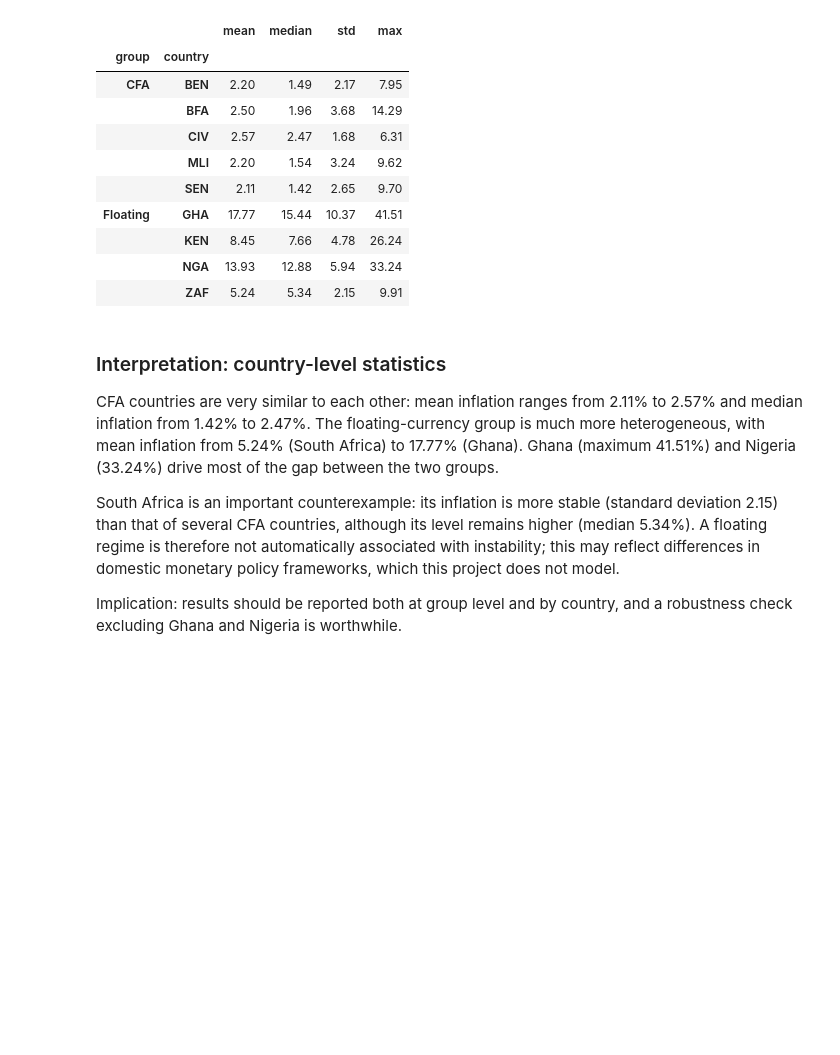
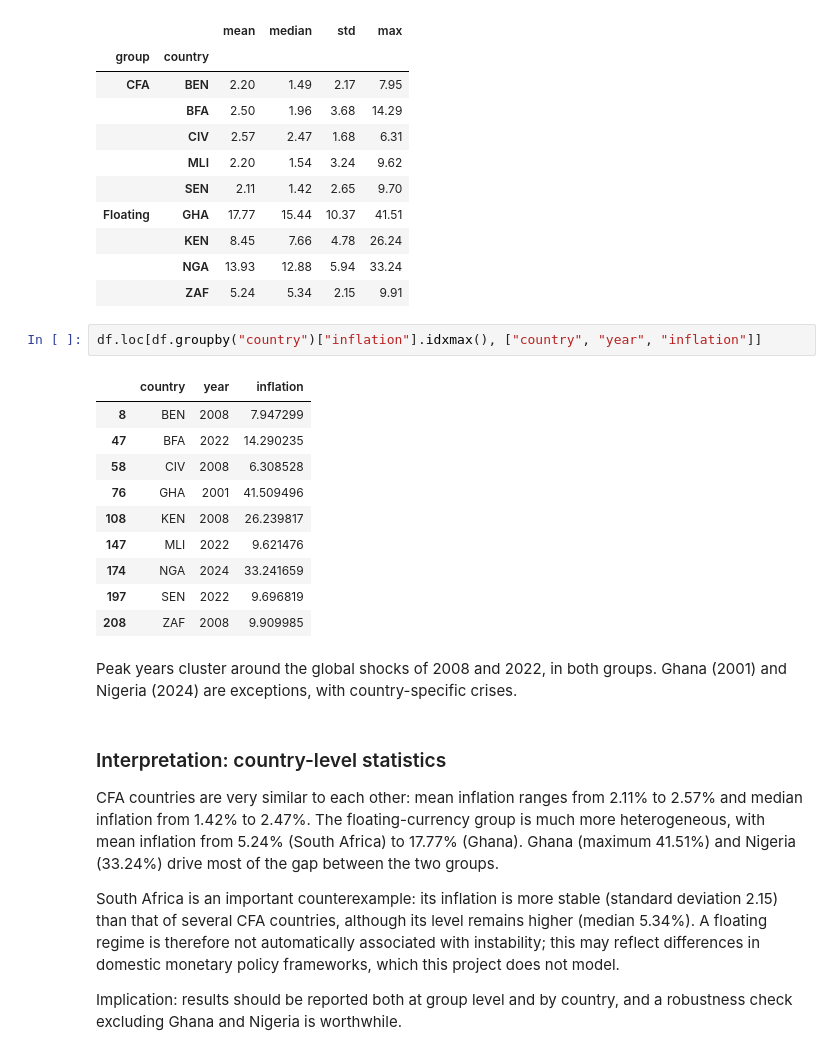
Before and after one commit to teddyddiallo/cfa-franc-vs-floating-currencies, a Jupyter notebook: notebooks/02_descriptive_stats.ipynb, the cells around one changed output. Cells and saved outputs as stored; diff of their text form; blank space fills up the shorter version.

```diff
--- a/notebooks/02_descriptive_stats.ipynb
+++ b/notebooks/02_descriptive_stats.ipynb
@@ -58,6 +58,21 @@ by_country
 |  | KEN | 8.45 | 7.66 | 4.78 | 26.24 |
 |  | NGA | 13.93 | 12.88 | 5.94 | 33.24 |
 |  | ZAF | 5.24 | 5.34 | 2.15 | 9.91 |
+# %%
+df.loc[df.groupby("country")["inflation"].idxmax(), ["country", "year", "inflation"]]
+# %% [output]
+|  | country | year | inflation |
+| 8 | BEN | 2008 | 7.947299 |
+| 47 | BFA | 2022 | 14.290235 |
+| 58 | CIV | 2008 | 6.308528 |
+| 76 | GHA | 2001 | 41.509496 |
+| 108 | KEN | 2008 | 26.239817 |
+| 147 | MLI | 2022 | 9.621476 |
+| 174 | NGA | 2024 | 33.241659 |
+| 197 | SEN | 2022 | 9.696819 |
+| 208 | ZAF | 2008 | 9.909985 |
+# %% [markdown]
+Peak years cluster around the global shocks of 2008 and 2022, in both groups. Ghana (2001) and Nigeria (2024) are exceptions, with country-specific crises.
 # %% [markdown]
 ### Interpretation: country-level statistics
 
```
Also changed, not shown: parts of 6 cells of this notebook, 2 other files.
